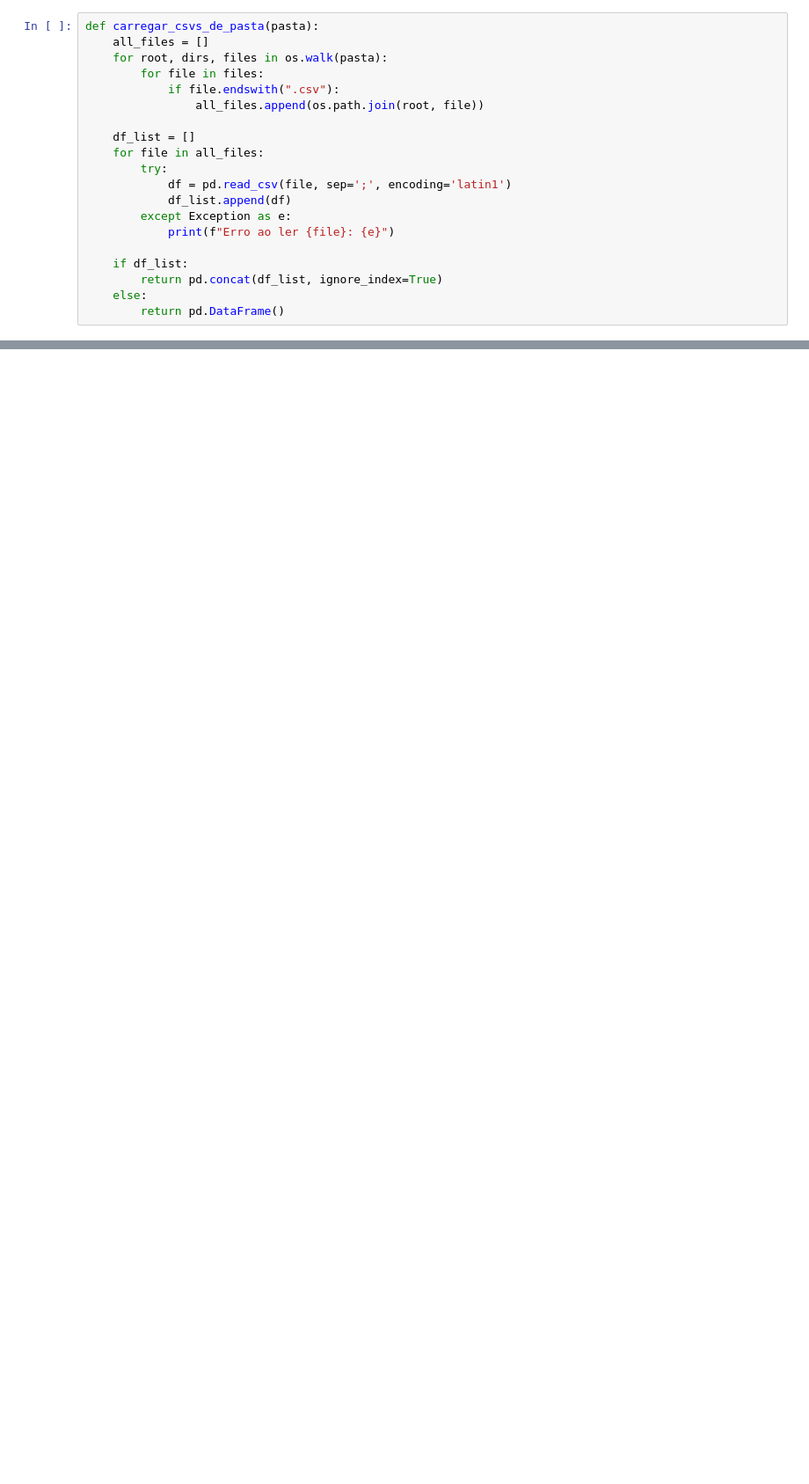
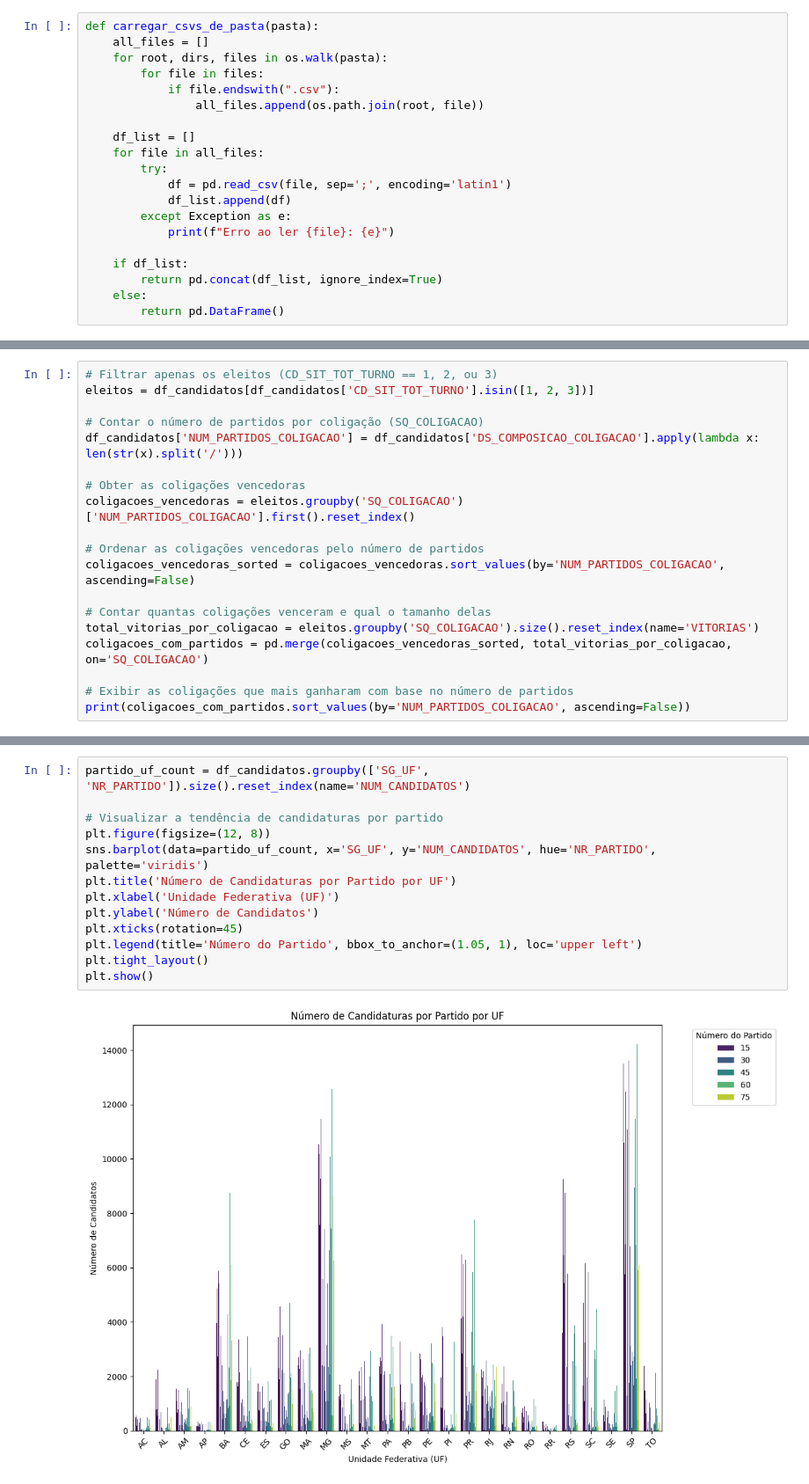
Before and after one commit to kaueotto/N2-AnaliseDados, a Jupyter notebook: n2.ipynb, the cells around one changed output, grey strips where cells are left out. Shown: that part at 88% size. Saved outputs shown, nothing was run; the diff lists cells and outputs as text; blank space fills up the shorter version.

```diff
--- a/n2.ipynb
+++ b/n2.ipynb
@@ -55,0 +104,19 @@ O candidato eleito para prefeito em 2024 que declarou a maior quantidade de bens
+# %%
+# Filtrar apenas os eleitos (CD_SIT_TOT_TURNO == 1, 2, ou 3)
+eleitos = df_candidatos[df_candidatos['CD_SIT_TOT_TURNO'].isin([1, 2, 3])]
+
+# Contar o número de partidos por coligação (SQ_COLIGACAO)
+df_candidatos['NUM_PARTIDOS_COLIGACAO'] = df_candidatos['DS_COMPOSICAO_COLIGACAO'].apply(lambda x: len(str(x).split('/')))
+
+# Obter as coligações vencedoras
+coligacoes_vencedoras = eleitos.groupby('SQ_COLIGACAO')['NUM_PARTIDOS_COLIGACAO'].first().reset_index()
+
+# Ordenar as coligações vencedoras pelo número de partidos
+coligacoes_vencedoras_sorted = coligacoes_vencedoras.sort_values(by='NUM_PARTIDOS_COLIGACAO', ascending=False)
+
+# Contar quantas coligações venceram e qual o tamanho delas
+total_vitorias_por_coligacao = eleitos.groupby('SQ_COLIGACAO').size().reset_index(name='VITORIAS')
+coligacoes_com_partidos = pd.merge(coligacoes_vencedoras_sorted, total_vitorias_por_coligacao, on='SQ_COLIGACAO')
+
+# Exibir as coligações que mais ganharam com base no número de partidos
+print(coligacoes_com_partidos.sort_values(by='NUM_PARTIDOS_COLIGACAO', ascending=False))
@@ -55,0 +141,15 @@ O candidato eleito para prefeito em 2024 que declarou a maior quantidade de bens
+# %%
+partido_uf_count = df_candidatos.groupby(['SG_UF', 'NR_PARTIDO']).size().reset_index(name='NUM_CANDIDATOS')
+
+# Visualizar a tendência de candidaturas por partido
+plt.figure(figsize=(12, 8))
+sns.barplot(data=partido_uf_count, x='SG_UF', y='NUM_CANDIDATOS', hue='NR_PARTIDO', palette='viridis')
+plt.title('Número de Candidaturas por Partido por UF')
+plt.xlabel('Unidade Federativa (UF)')
+plt.ylabel('Número de Candidatos')
+plt.xticks(rotation=45)
+plt.legend(title='Número do Partido', bbox_to_anchor=(1.05, 1), loc='upper left')
+plt.tight_layout()
+plt.show()
+# %% [output]
+[figure, added]
```
Also changed, not shown: parts of 13 cells of this notebook.
